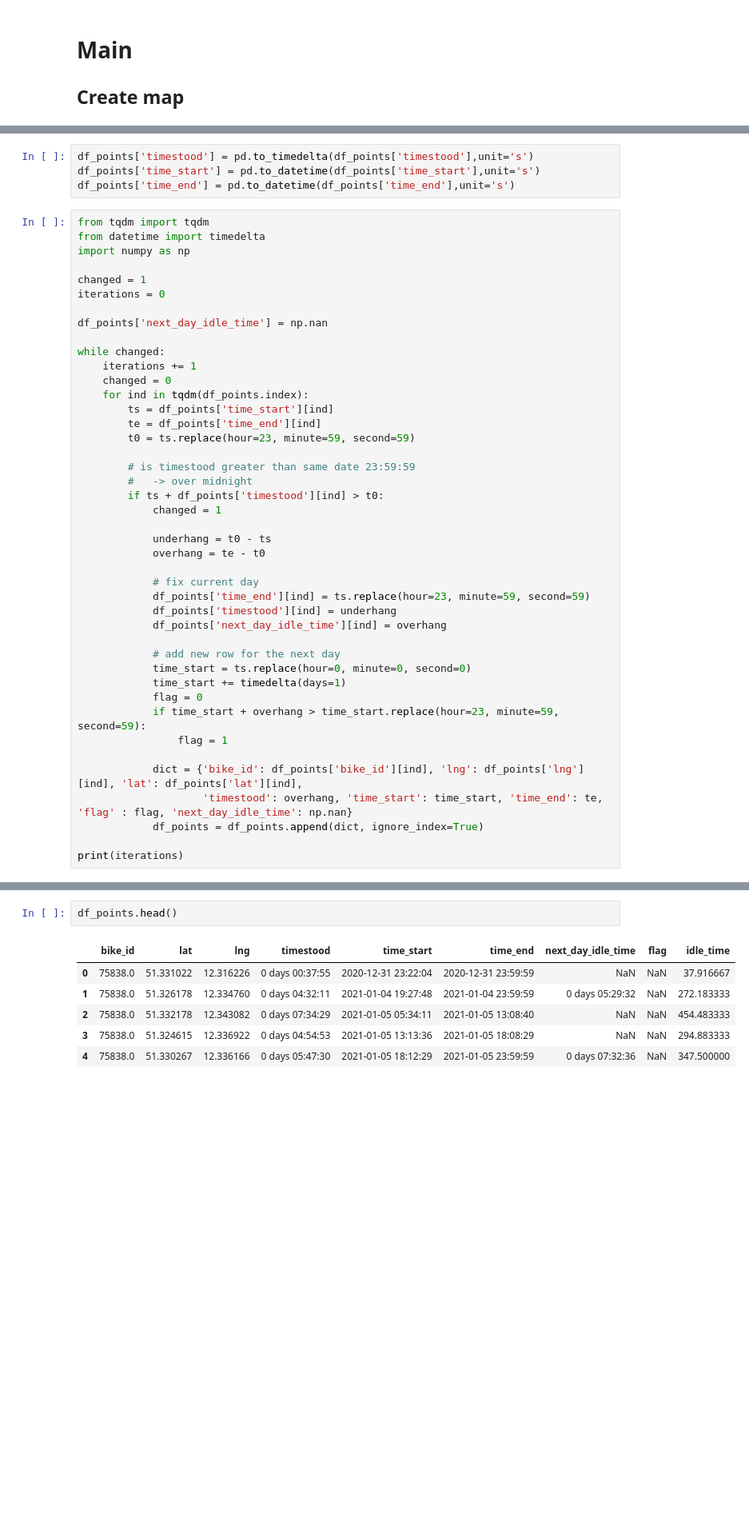
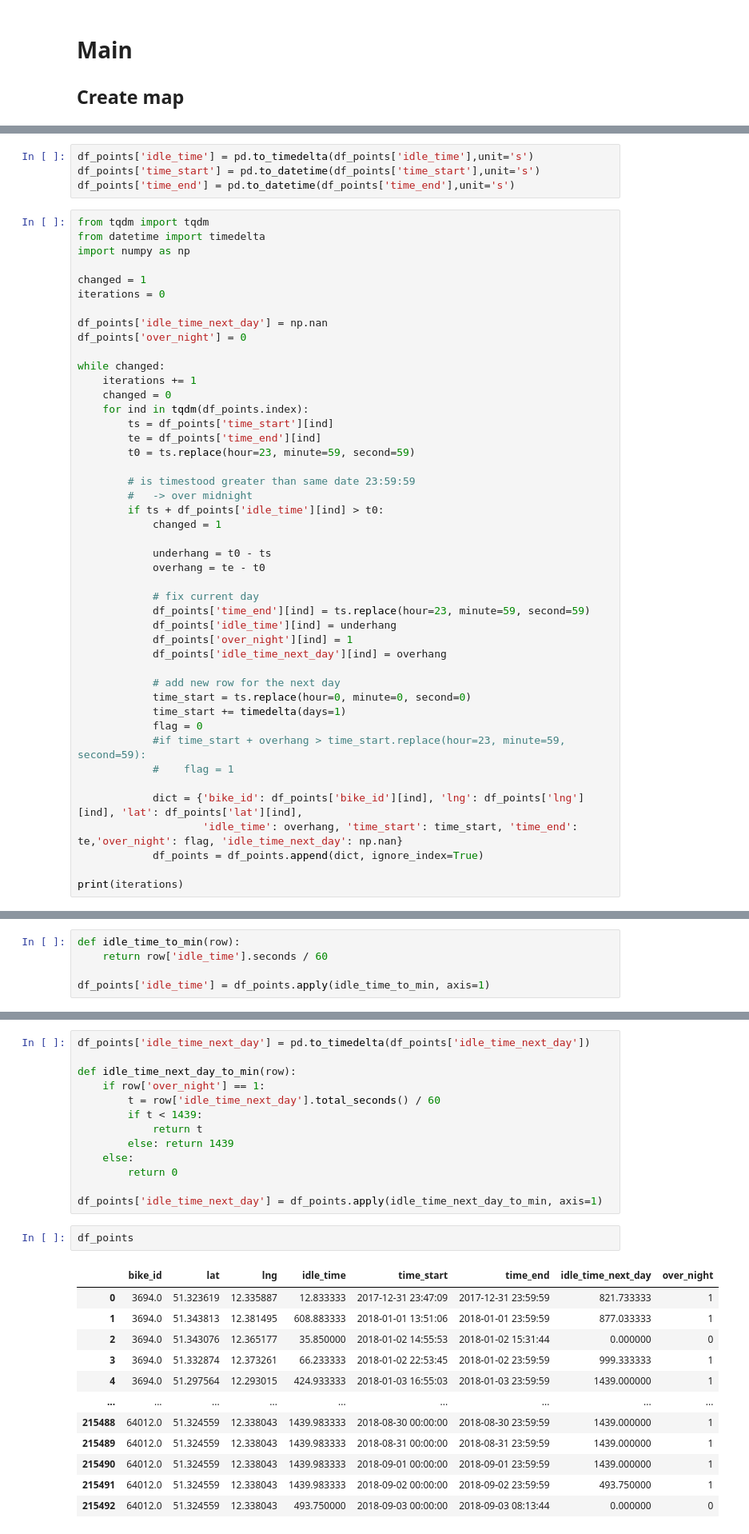
Before and after one commit to jw54kysa/bachelor_thesis_idle_time_prediction_nextbike, a Jupyter notebook: scripts/S0_create_final_df_points.ipynb, the cells around one changed output, grey strips where cells are left out. Shown at 80% size. Cells and saved outputs as stored; diff of their text form; blank space fills up the shorter version.

```diff
--- a/scripts/S0_create_final_df_points.ipynb
+++ b/scripts/S0_create_final_df_points.ipynb
@@ -139,5 +137,5 @@ df_points.to_csv("../data/df_points_2019_v1.csv",index=False)
 # %%
-df_points['timestood'] = pd.to_timedelta(df_points['timestood'],unit='s')
+df_points['idle_time'] = pd.to_timedelta(df_points['idle_time'],unit='s')
 df_points['time_start'] = pd.to_datetime(df_points['time_start'],unit='s')
 df_points['time_end'] = pd.to_datetime(df_points['time_end'],unit='s')
 # %%
@@ -148,7 +146,8 @@ import numpy as np
 changed = 1
 iterations = 0
 
-df_points['next_day_idle_time'] = np.nan
+df_points['idle_time_next_day'] = np.nan
+df_points['over_night'] = 0
 
 while changed:
     iterations += 1
@@ -160,7 +159,7 @@ while changed:
 
         # is timestood greater than same date 23:59:59
         #   -> over midnight
-        if ts + df_points['timestood'][ind] > t0:
+        if ts + df_points['idle_time'][ind] > t0:
             changed = 1
 
             underhang = t0 - ts
@@ -168,18 +167,19 @@ while changed:
 
             # fix current day
             df_points['time_end'][ind] = ts.replace(hour=23, minute=59, second=59)
-            df_points['timestood'][ind] = underhang
-            df_points['next_day_idle_time'][ind] = overhang
+            df_points['idle_time'][ind] = underhang
+            df_points['over_night'][ind] = 1
+            df_points['idle_time_next_day'][ind] = overhang
 
             # add new row for the next day
             time_start = ts.replace(hour=0, minute=0, second=0)
             time_start += timedelta(days=1)
             flag = 0
-            if time_start + overhang > time_start.replace(hour=23, minute=59, second=59):
-                flag = 1
+            #if time_start + overhang > time_start.replace(hour=23, minute=59, second=59):
+            #    flag = 1
 
             dict = {'bike_id': df_points['bike_id'][ind], 'lng': df_points['lng'][ind], 'lat': df_points['lat'][ind],
-                    'timestood': overhang, 'time_start': time_start, 'time_end': te, 'flag' : flag, 'next_day_idle_time': np.nan}
+                    'idle_time': overhang, 'time_start': time_start, 'time_end': te,'over_night': flag, 'idle_time_next_day': np.nan}
             df_points = df_points.append(dict, ignore_index=True)
 
 print(iterations)
@@ -187,0 +202,5 @@ print(iterations)
+# %%
+def idle_time_to_min(row):
+    return row['idle_time'].seconds / 60
+
+df_points['idle_time'] = df_points.apply(idle_time_to_min, axis=1)
@@ -188,9 +209,28 @@ print(iterations)
+# %%
+df_points['idle_time_next_day'] = pd.to_timedelta(df_points['idle_time_next_day'])
+
+def idle_time_next_day_to_min(row):
+    if row['over_night'] == 1:
+        t = row['idle_time_next_day'].total_seconds() / 60
+        if t < 1439:
+            return t
+        else: return 1439
+    else:
+        return 0
+
+df_points['idle_time_next_day'] = df_points.apply(idle_time_next_day_to_min, axis=1)
 # %%
-df_points.head()
+df_points
 # %% [output]
-|  | bike_id | lat | lng | timestood | time_start | time_end | next_day_idle_time | flag | idle_time |
-| 0 | 75838.0 | 51.331022 | 12.316226 | 0 days 00:37:55 | 2020-12-31 23:22:04 | 2020-12-31 23:59:59 | NaN | NaN | 37.916667 |
-| 1 | 75838.0 | 51.326178 | 12.334760 | 0 days 04:32:11 | 2021-01-04 19:27:48 | 2021-01-04 23:59:59 | 0 days 05:29:32 | NaN | 272.183333 |
-| 2 | 75838.0 | 51.332178 | 12.343082 | 0 days 07:34:29 | 2021-01-05 05:34:11 | 2021-01-05 13:08:40 | NaN | NaN | 454.483333 |
-| 3 | 75838.0 | 51.324615 | 12.336922 | 0 days 04:54:53 | 2021-01-05 13:13:36 | 2021-01-05 18:08:29 | NaN | NaN | 294.883333 |
-| 4 | 75838.0 | 51.330267 | 12.336166 | 0 days 05:47:30 | 2021-01-05 18:12:29 | 2021-01-05 23:59:59 | 0 days 07:32:36 | NaN | 347.500000 |
+|  | bike_id | lat | lng | idle_time | time_start | time_end | idle_time_next_day | over_night |
+| 0 | 3694.0 | 51.323619 | 12.335887 | 12.833333 | 2017-12-31 23:47:09 | 2017-12-31 23:59:59 | 821.733333 | 1 |
+| 1 | 3694.0 | 51.343813 | 12.381495 | 608.883333 | 2018-01-01 13:51:06 | 2018-01-01 23:59:59 | 877.033333 | 1 |
+| 2 | 3694.0 | 51.343076 | 12.365177 | 35.850000 | 2018-01-02 14:55:53 | 2018-01-02 15:31:44 | 0.000000 | 0 |
+| 3 | 3694.0 | 51.332874 | 12.373261 | 66.233333 | 2018-01-02 22:53:45 | 2018-01-02 23:59:59 | 999.333333 | 1 |
+| 4 | 3694.0 | 51.297564 | 12.293015 | 424.933333 | 2018-01-03 16:55:03 | 2018-01-03 23:59:59 | 1439.000000 | 1 |
+| ... | ... | ... | ... | ... | ... | ... | ... | ... |
+| 215488 | 64012.0 | 51.324559 | 12.338043 | 1439.983333 | 2018-08-30 00:00:00 | 2018-08-30 23:59:59 | 1439.000000 | 1 |
+| 215489 | 64012.0 | 51.324559 | 12.338043 | 1439.983333 | 2018-08-31 00:00:00 | 2018-08-31 23:59:59 | 1439.000000 | 1 |
+| 215490 | 64012.0 | 51.324559 | 12.338043 | 1439.983333 | 2018-09-01 00:00:00 | 2018-09-01 23:59:59 | 1439.000000 | 1 |
+| 215491 | 64012.0 | 51.324559 | 12.338043 | 1439.983333 | 2018-09-02 00:00:00 | 2018-09-02 23:59:59 | 493.750000 | 1 |
+| 215492 | 64012.0 | 51.324559 | 12.338043 | 493.750000 | 2018-09-03 00:00:00 | 2018-09-03 08:13:44 | 0.000000 | 0 |
```
Also changed, not shown: parts of 47 cells of this notebook.
